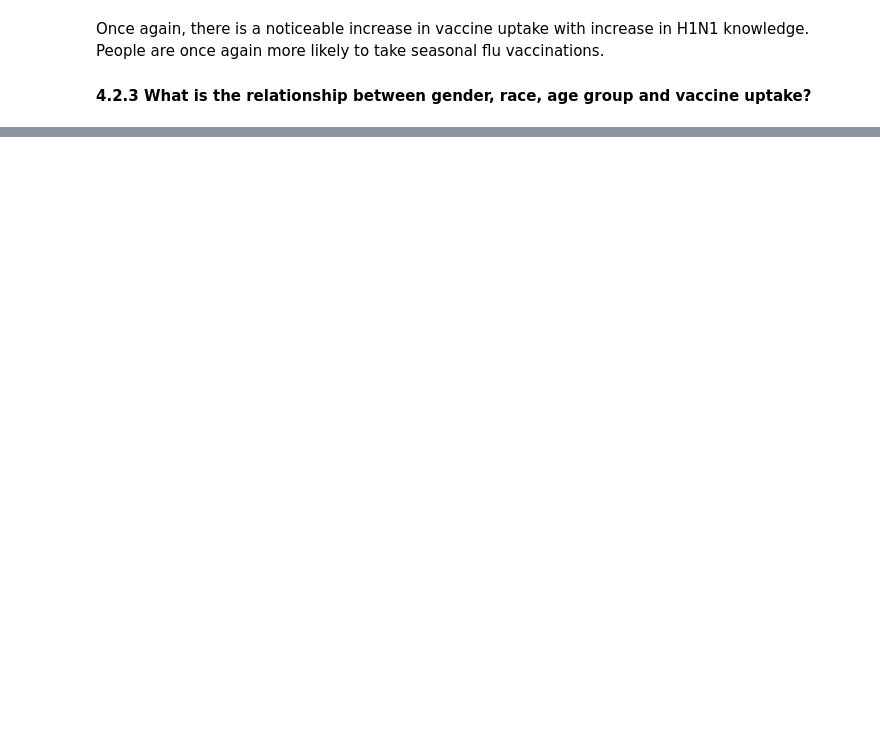
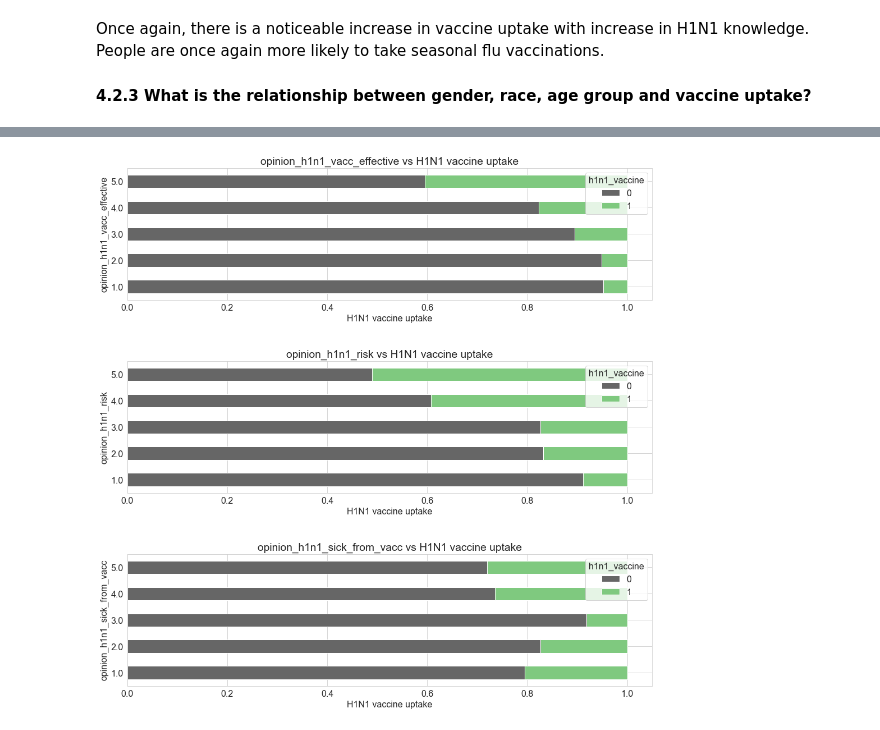
Before and after one commit to ngili/Predicting-H1N1-and-Seasonal-Flu-Vaccinations, a Jupyter notebook: analysis.ipynb, the cells around one changed output, grey strips where cells are left out. Drawn from its saved outputs; the diff is of its cells as text; code cells hidden in the pictures; blank space fills up the shorter version.

```diff
--- a/analysis.ipynb
+++ b/analysis.ipynb
@@ -318,25 +316,0 @@ From the graphs, the following can be noted:
-# %%
-features = [
-    'h1n1_concern',
-    'h1n1_knowledge',
-    'opinion_h1n1_vacc_effective',
-    'opinion_h1n1_risk',
-    'opinion_h1n1_sick_from_vacc',
-    'opinion_seas_vacc_effective',
-    'opinion_seas_risk',
-    'opinion_seas_sick_from_vacc',
-    'sex',
-    'age_group',
-    'race',
-]
-
-fig,axes = plt.subplots(figsize = (20,35),nrows = 11,ncols = 2)
-sns.set_style("whitegrid")
-
-for idx,feat in enumerate(features):
-    left_ax = axes[idx][0]
-    right_ax = axes[idx][1]
-    cross = pd.crosstab(data[feat],data['h1n1_vaccine'],normalize="index")
-    cross2 = pd.crosstab(data[feat],data['seasonal_vaccine'],normalize="index")
-    cross.plot(kind="barh",stacked=True,ax=left_ax)
-    cross2.plot(kind="barh",stacked=True,ax=right_ax)
@@ -377,3 +316,0 @@ These columns have 13470 and 13330 missing values which account for 50% of the d
-# %%
-# replacing missing values in the mentioned columns
-data.fillna({"employment_occupation":"missing","employment_industry":"missing"},inplace = True)
@@ -383,3 +316,0 @@ This column has 12274 missing values. It can be assumed that the missing values
-# %%
-# replacing missing values in this column
-data.fillna({"health_insurance": 0},inplace = True)
@@ -450,0 +324,14 @@ df2[:15]
+# %%
+fig,axes = plt.subplots(figsize = (15,15),nrows = 3)
+cols_to_plot = ['opinion_h1n1_vacc_effective','opinion_h1n1_risk','opinion_h1n1_sick_from_vacc']
+
+for idx,col in enumerate(cols_to_plot):
+    ax = axes[idx]
+    crosstab1 = pd.crosstab(data[col],data['h1n1_vaccine'],normalize="index")
+    crosstab1.plot(kind = "barh",stacked = True,colormap=my_cmap,ax = ax)
+    ax.set_xlabel("H1N1 vaccine uptake")
+    ax.set_title(f"{col} vs H1N1 vaccine uptake")
+
+fig.tight_layout(pad=3);
+# %% [output]
+[figure, added]
```
Also changed, not shown: parts of 44 cells of this notebook.
